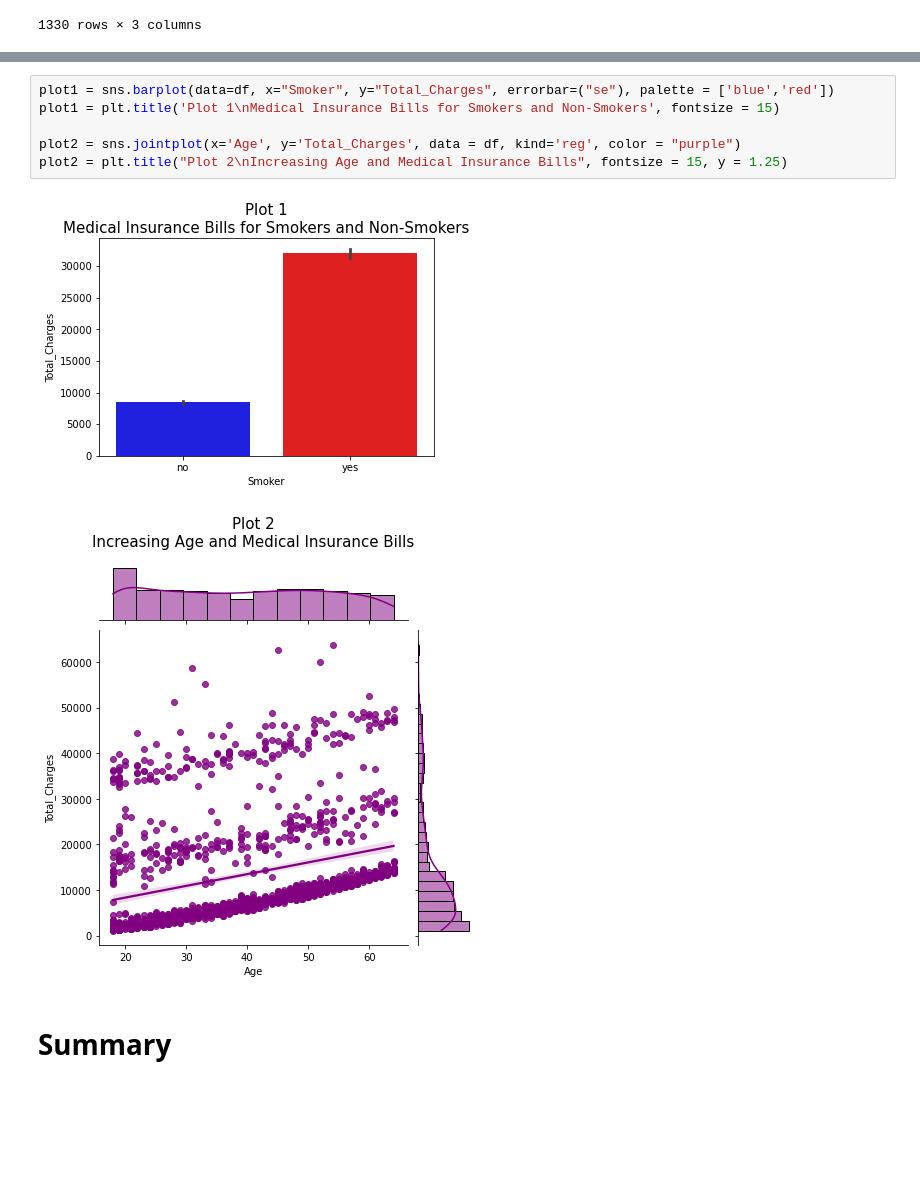
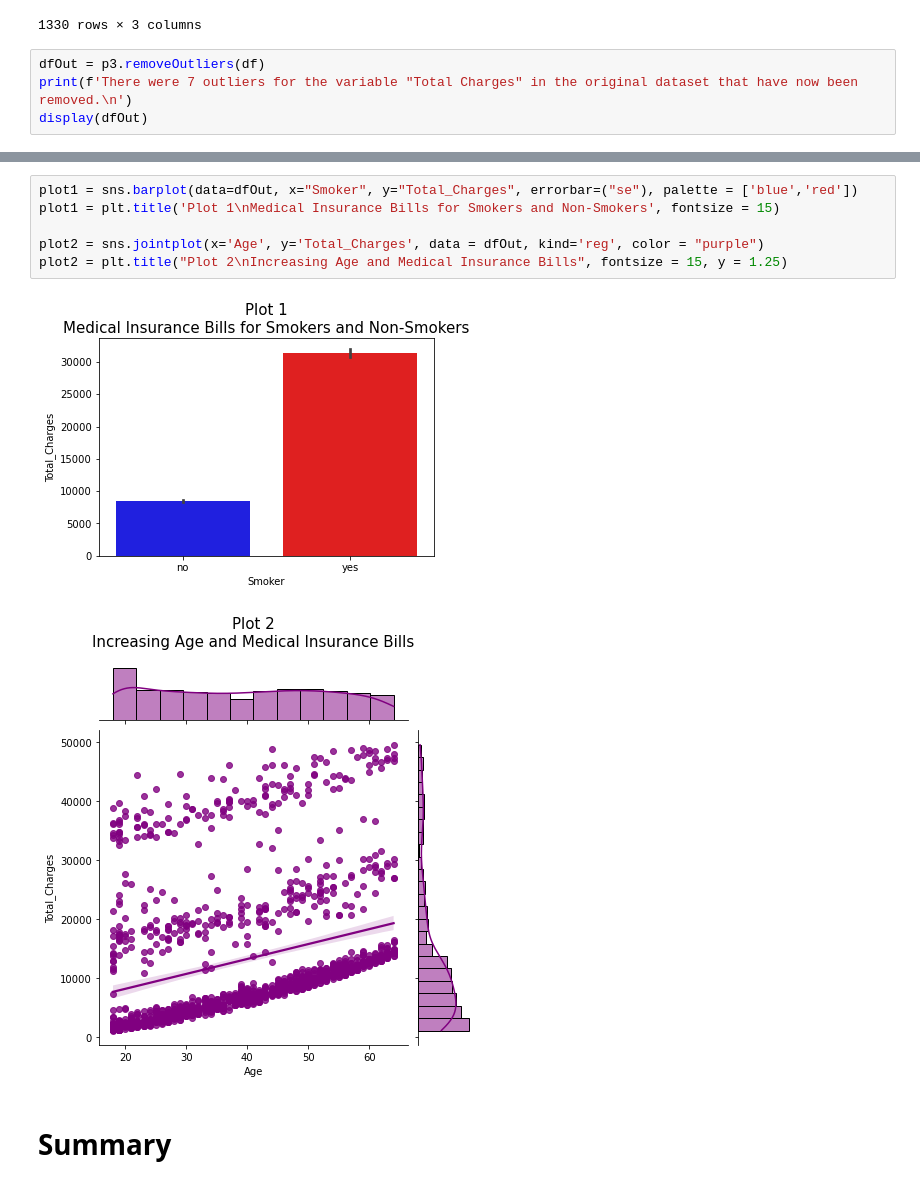
Before and after one commit to ubco-W2022T1-cosc301/project-group21, a Jupyter notebook: notebooks/analysis3.ipynb, the cells around one changed output, grey strips where cells are left out. Saved outputs shown, nothing was run; the diff lists cells and outputs as text; blank space fills up the shorter version.

```diff
--- a/notebooks/analysis3.ipynb
+++ b/notebooks/analysis3.ipynb
@@ -105,3 +105,7 @@ There were 7 outliers for the variable "Total Charges" in the original dataset t
 | 1328 | 21 | no | 2007.94 |
 | 1329 | 61 | yes | 29141.36 |
 1330 rows × 3 columns
+# %%
+dfOut = p3.removeOutliers(df)
+print(f'There were 7 outliers for the variable "Total Charges" in the original dataset that have now been removed.\n')
+display(dfOut)
@@ -108,12 +127,12 @@ There were 7 outliers for the variable "Total Charges" in the original dataset t
 # %%
-plot1 = sns.barplot(data=df, x="Smoker", y="Total_Charges", errorbar=("se"), palette = ['blue','red'])
+plot1 = sns.barplot(data=dfOut, x="Smoker", y="Total_Charges", errorbar=("se"), palette = ['blue','red'])
 plot1 = plt.title('Plot 1\nMedical Insurance Bills for Smokers and Non-Smokers', fontsize = 15)
 
-plot2 = sns.jointplot(x='Age', y='Total_Charges', data = df, kind='reg', color = "purple")
+plot2 = sns.jointplot(x='Age', y='Total_Charges', data = dfOut, kind='reg', color = "purple")
 plot2 = plt.title("Plot 2\nIncreasing Age and Medical Insurance Bills", fontsize = 15, y = 1.25)
 # %% [output]
-[figure, old version]
+[figure, new version]
-[figure, old version]
+[figure, new version]
 # %% [markdown]
 # Summary
 # %% [markdown]
```
Also changed, not shown: parts of 2 cells of this notebook, 2 other files.
